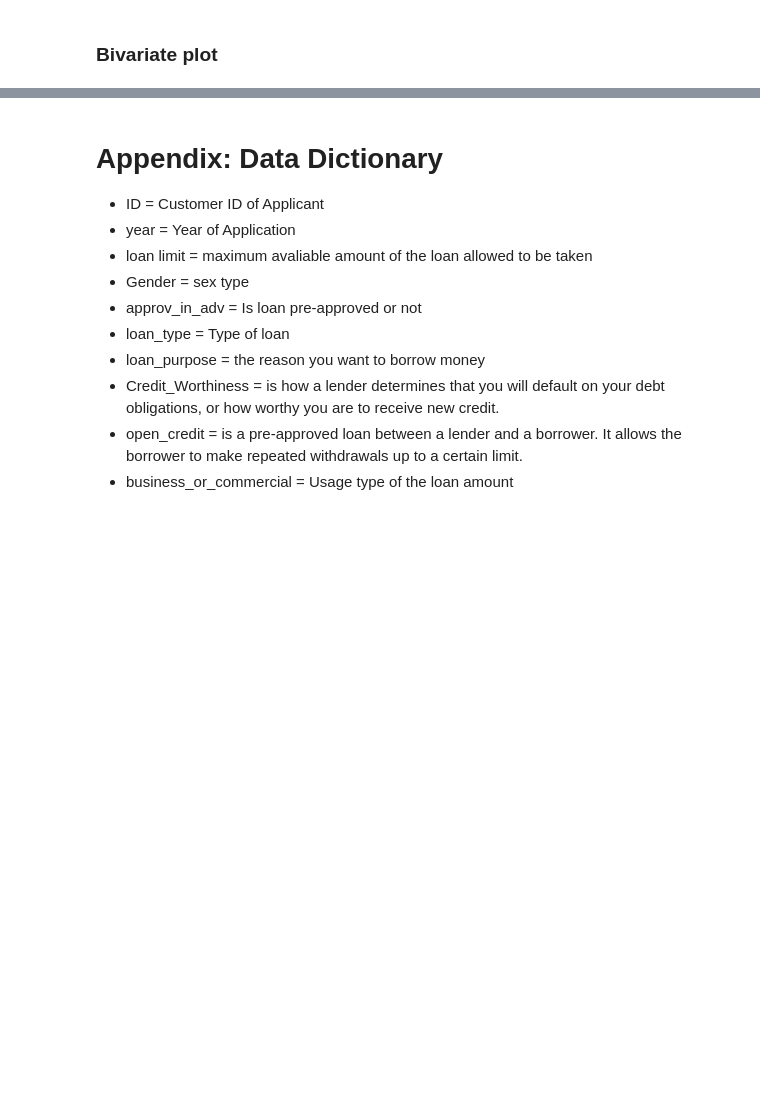
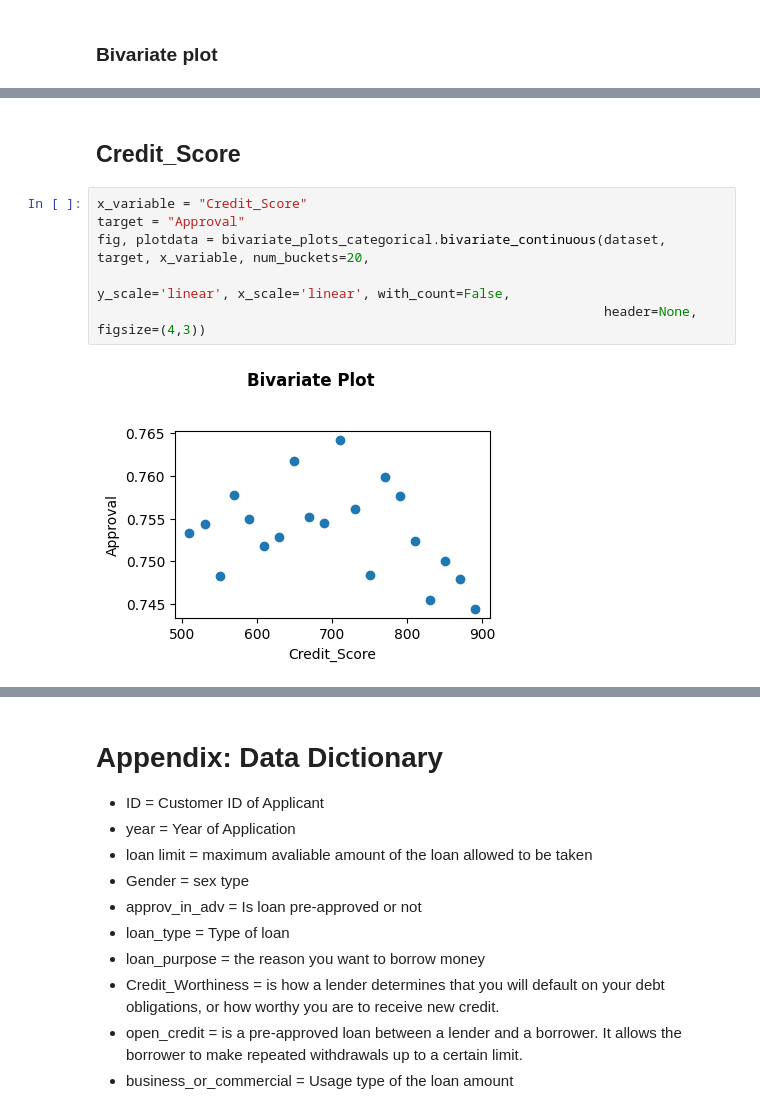
Before and after one commit to ow-gryphon/gryphon-model-plotting-classification, a Jupyter notebook: template/notebooks/classification/[template] Bivariate analysis - classification.ipynb, the cells around one changed output, grey strips where cells are left out. Saved outputs shown, nothing was run; the diff lists cells and outputs as text; blank space fills up the shorter version.

```diff
--- a/template/notebooks/classification/[template] Bivariate analysis - classification.ipynb
+++ b/template/notebooks/classification/[template] Bivariate analysis - classification.ipynb
@@ -303,0 +337,10 @@ fig, plotdata = bivariate_plots_categorical.segment_bivariate_categorical(datase
+# %% [markdown]
+## Credit_Score
+# %%
+x_variable = "Credit_Score"
+target = "Approval"
+fig, plotdata = bivariate_plots_categorical.bivariate_continuous(dataset, target, x_variable, num_buckets=20,
+                                                                y_scale='linear', x_scale='linear', with_count=False,
+                                                                 header=None, figsize=(4,3))
+# %% [output]
+[figure, added]
```
Also changed, not shown: parts of 33 cells of this notebook, 6 other files.
